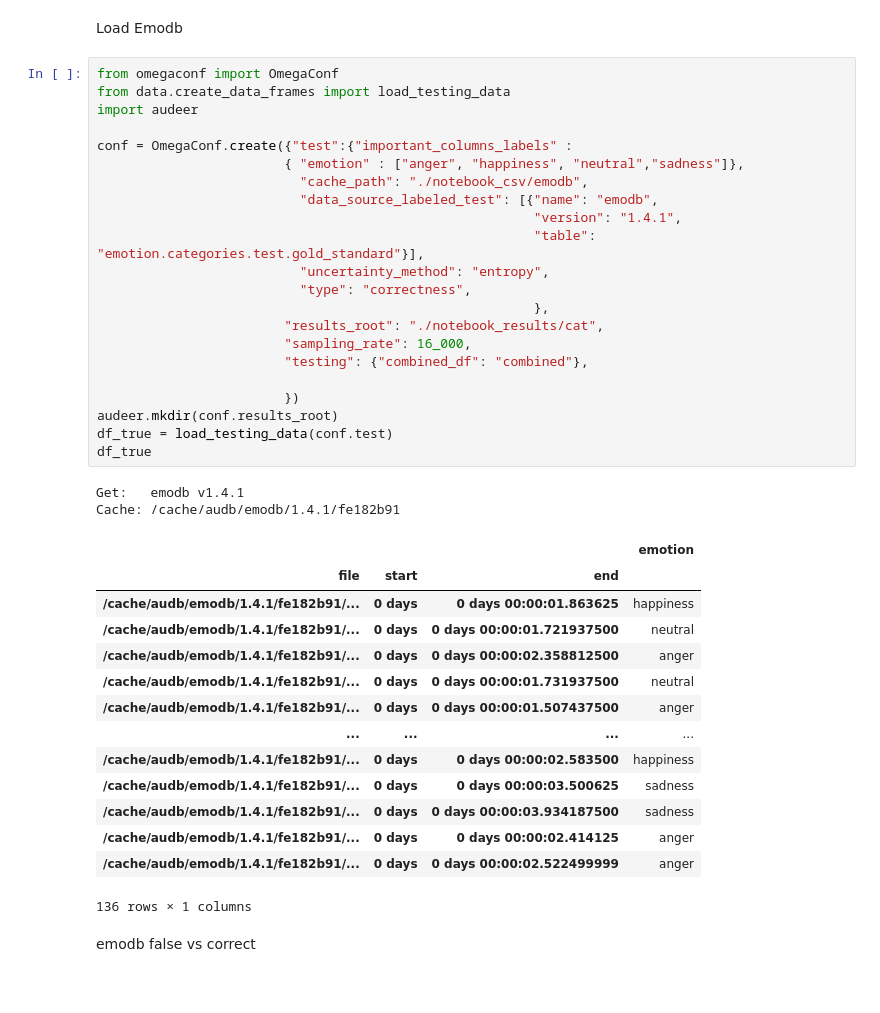
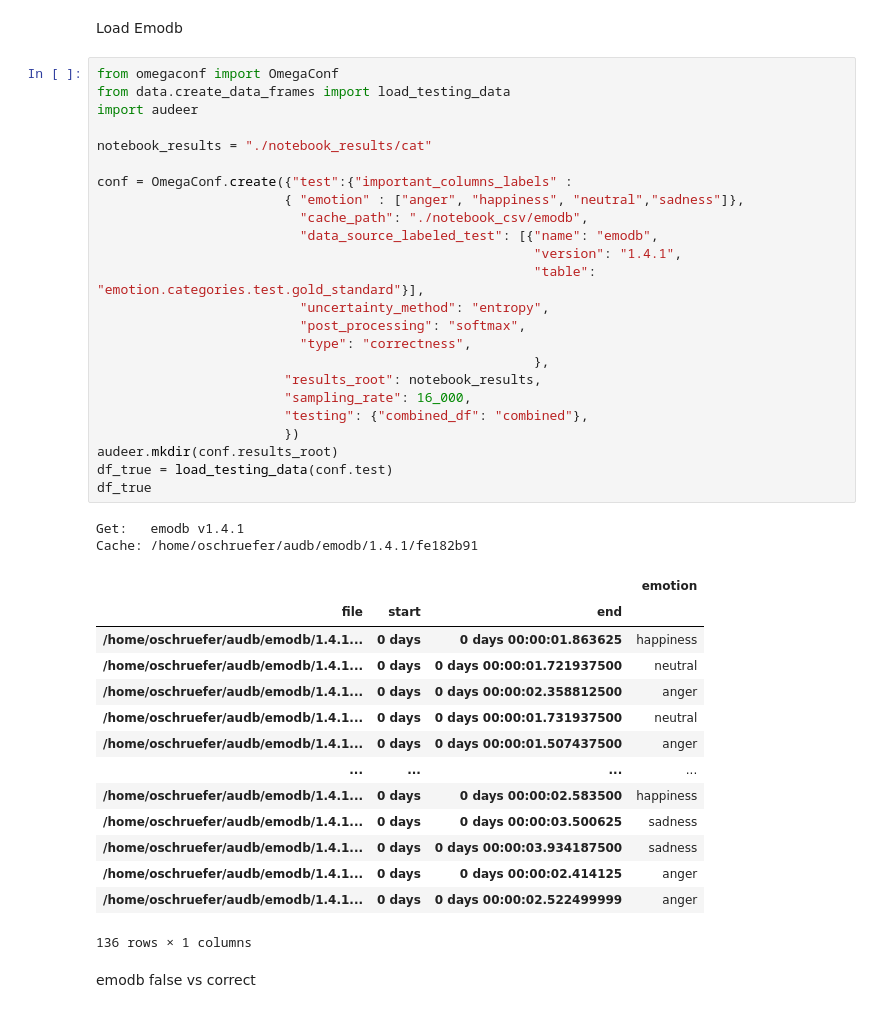
Before and after one commit to audeering/ser-uncertainty-quantification, a Jupyter notebook: src/notebook.ipynb, the cells around one changed output. Cells and saved outputs as stored; diff of their text form.

```diff
--- a/src/notebook.ipynb
+++ b/src/notebook.ipynb
@@ -56,41 +83,43 @@ Load Emodb
 # %%
 from omegaconf import OmegaConf
 from data.create_data_frames import load_testing_data
 import audeer
+
+notebook_results = "./notebook_results/cat"
 
 conf = OmegaConf.create({"test":{"important_columns_labels" :
                         { "emotion" : ["anger", "happiness", "neutral","sadness"]},
                           "cache_path": "./notebook_csv/emodb",
                           "data_source_labeled_test": [{"name": "emodb",
                                                         "version": "1.4.1",
                                                         "table": "emotion.categories.test.gold_standard"}],
                           "uncertainty_method": "entropy",
+                          "post_processing": "softmax",
                           "type": "correctness",
                                                         },
-                        "results_root": "./notebook_results/cat",
+                        "results_root": notebook_results,
                         "sampling_rate": 16_000,
                         "testing": {"combined_df": "combined"},
-
                         })
 audeer.mkdir(conf.results_root)
 df_true = load_testing_data(conf.test)
 df_true
 # %% [output]
 Get:   emodb v1.4.1
-Cache: /cache/audb/emodb/1.4.1/fe182b91
+Cache: /home/oschruefer/audb/emodb/1.4.1/fe182b91
 |  |  |  | emotion |
 | file | start | end |  |
-| /cache/audb/emodb/1.4.1/fe182b91/... | 0 days | 0 days 00:00:01.863625 | happiness |
-| /cache/audb/emodb/1.4.1/fe182b91/... | 0 days | 0 days 00:00:01.721937500 | neutral |
-| /cache/audb/emodb/1.4.1/fe182b91/... | 0 days | 0 days 00:00:02.358812500 | anger |
-| /cache/audb/emodb/1.4.1/fe182b91/... | 0 days | 0 days 00:00:01.731937500 | neutral |
-| /cache/audb/emodb/1.4.1/fe182b91/... | 0 days | 0 days 00:00:01.507437500 | anger |
+| /home/oschruefer/audb/emodb/1.4.1... | 0 days | 0 days 00:00:01.863625 | happiness |
+| /home/oschruefer/audb/emodb/1.4.1... | 0 days | 0 days 00:00:01.721937500 | neutral |
+| /home/oschruefer/audb/emodb/1.4.1... | 0 days | 0 days 00:00:02.358812500 | anger |
+| /home/oschruefer/audb/emodb/1.4.1... | 0 days | 0 days 00:00:01.731937500 | neutral |
+| /home/oschruefer/audb/emodb/1.4.1... | 0 days | 0 days 00:00:01.507437500 | anger |
 | ... | ... | ... | ... |
-| /cache/audb/emodb/1.4.1/fe182b91/... | 0 days | 0 days 00:00:02.583500 | happiness |
-| /cache/audb/emodb/1.4.1/fe182b91/... | 0 days | 0 days 00:00:03.500625 | sadness |
-| /cache/audb/emodb/1.4.1/fe182b91/... | 0 days | 0 days 00:00:03.934187500 | sadness |
-| /cache/audb/emodb/1.4.1/fe182b91/... | 0 days | 0 days 00:00:02.414125 | anger |
-| /cache/audb/emodb/1.4.1/fe182b91/... | 0 days | 0 days 00:00:02.522499999 | anger |
+| /home/oschruefer/audb/emodb/1.4.1... | 0 days | 0 days 00:00:02.583500 | happiness |
+| /home/oschruefer/audb/emodb/1.4.1... | 0 days | 0 days 00:00:03.500625 | sadness |
+| /home/oschruefer/audb/emodb/1.4.1... | 0 days | 0 days 00:00:03.934187500 | sadness |
+| /home/oschruefer/audb/emodb/1.4.1... | 0 days | 0 days 00:00:02.414125 | anger |
+| /home/oschruefer/audb/emodb/1.4.1... | 0 days | 0 days 00:00:02.522499999 | anger |
 136 rows × 1 columns
 # %% [markdown]
 emodb false vs correct
```
Also changed, not shown: parts of 7 cells of this notebook, 2 other files.
